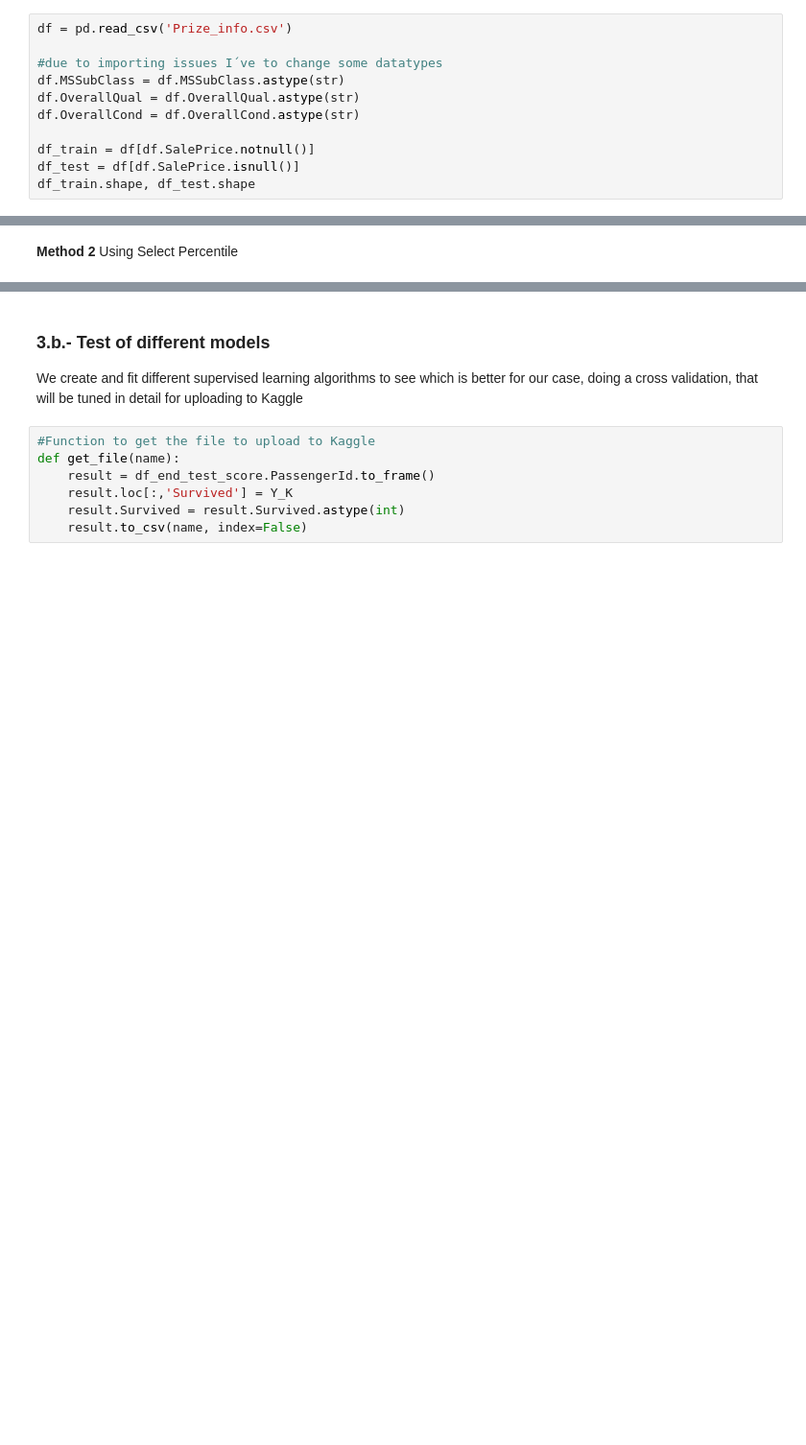
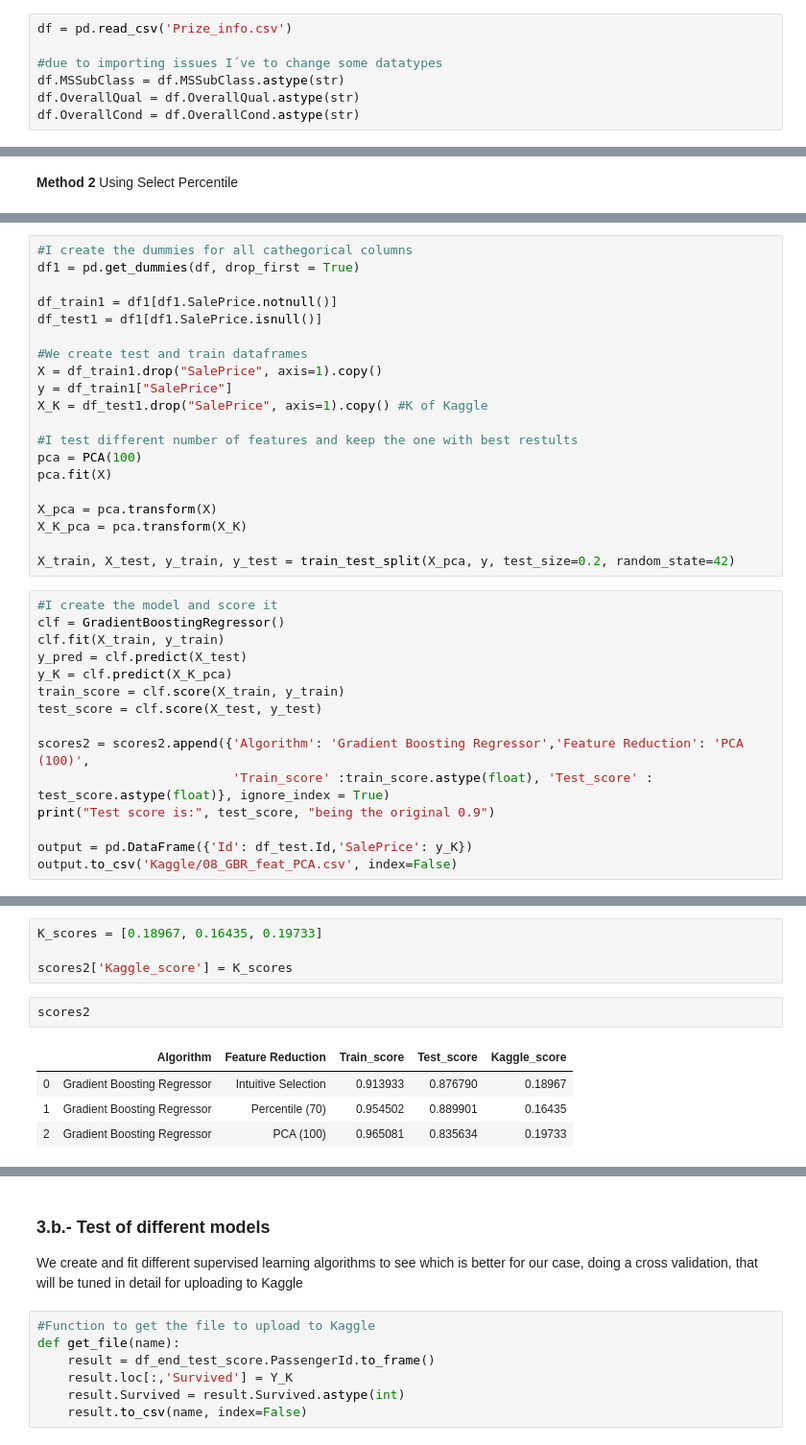
Before and after one commit to canceleiro/House-Prizes, a Jupyter notebook: House_prizes.ipynb, the cells around one changed output, grey strips where cells are left out. Shown at 96% size. Drawn from its saved outputs; the diff is of its cells as text; blank space fills up the shorter version.

```diff
--- a/House_prizes.ipynb
+++ b/House_prizes.ipynb
@@ -476,7 +483,3 @@ df = pd.read_csv('Prize_info.csv')
 df.MSSubClass = df.MSSubClass.astype(str)
 df.OverallQual = df.OverallQual.astype(str)
 df.OverallCond = df.OverallCond.astype(str)
-
-df_train = df[df.SalePrice.notnull()]
-df_test = df[df.SalePrice.isnull()]
-df_train.shape, df_test.shape
@@ -628,0 +668,35 @@ Test Score 0.8129451446527236
+# %%
+#I create the dummies for all cathegorical columns
+df1 = pd.get_dummies(df, drop_first = True)
+
+df_train1 = df1[df1.SalePrice.notnull()]
+df_test1 = df1[df1.SalePrice.isnull()]
+
+#We create test and train dataframes
+X = df_train1.drop("SalePrice", axis=1).copy()
+y = df_train1["SalePrice"]
+X_K = df_test1.drop("SalePrice", axis=1).copy() #K of Kaggle
+
+#I test different number of features and keep the one with best restults
+pca = PCA(100)
+pca.fit(X)
+
+X_pca = pca.transform(X)
+X_K_pca = pca.transform(X_K)
+
+X_train, X_test, y_train, y_test = train_test_split(X_pca, y, test_size=0.2, random_state=42)
+# %%
+#I create the model and score it
+clf = GradientBoostingRegressor()
+clf.fit(X_train, y_train)
+y_pred = clf.predict(X_test)
+y_K = clf.predict(X_K_pca)
+train_score = clf.score(X_train, y_train)
+test_score = clf.score(X_test, y_test)
+
+scores2 = scores2.append({'Algorithm': 'Gradient Boosting Regressor','Feature Reduction': 'PCA (100)',
+                          'Train_score' :train_score.astype(float), 'Test_score' : test_score.astype(float)}, ignore_index = True)
+print("Test score is:", test_score, "being the original 0.9")
+
+output = pd.DataFrame({'Id': df_test.Id,'SalePrice': y_K})
+output.to_csv('Kaggle/08_GBR_feat_PCA.csv', index=False)
@@ -628,0 +709,11 @@ Test Score 0.8129451446527236
+# %%
+K_scores = [0.18967, 0.16435, 0.19733]
+
+scores2['Kaggle_score'] = K_scores
+# %%
+scores2
+# %% [output]
+|  | Algorithm | Feature Reduction | Train_score | Test_score | Kaggle_score |
+| 0 | Gradient Boosting Regressor | Intuitive Selection | 0.913933 | 0.876790 | 0.18967 |
+| 1 | Gradient Boosting Regressor | Percentile (70) | 0.954502 | 0.889901 | 0.16435 |
+| 2 | Gradient Boosting Regressor | PCA (100) | 0.965081 | 0.835634 | 0.19733 |
```
Also changed, not shown: parts of 34 cells of this notebook.
